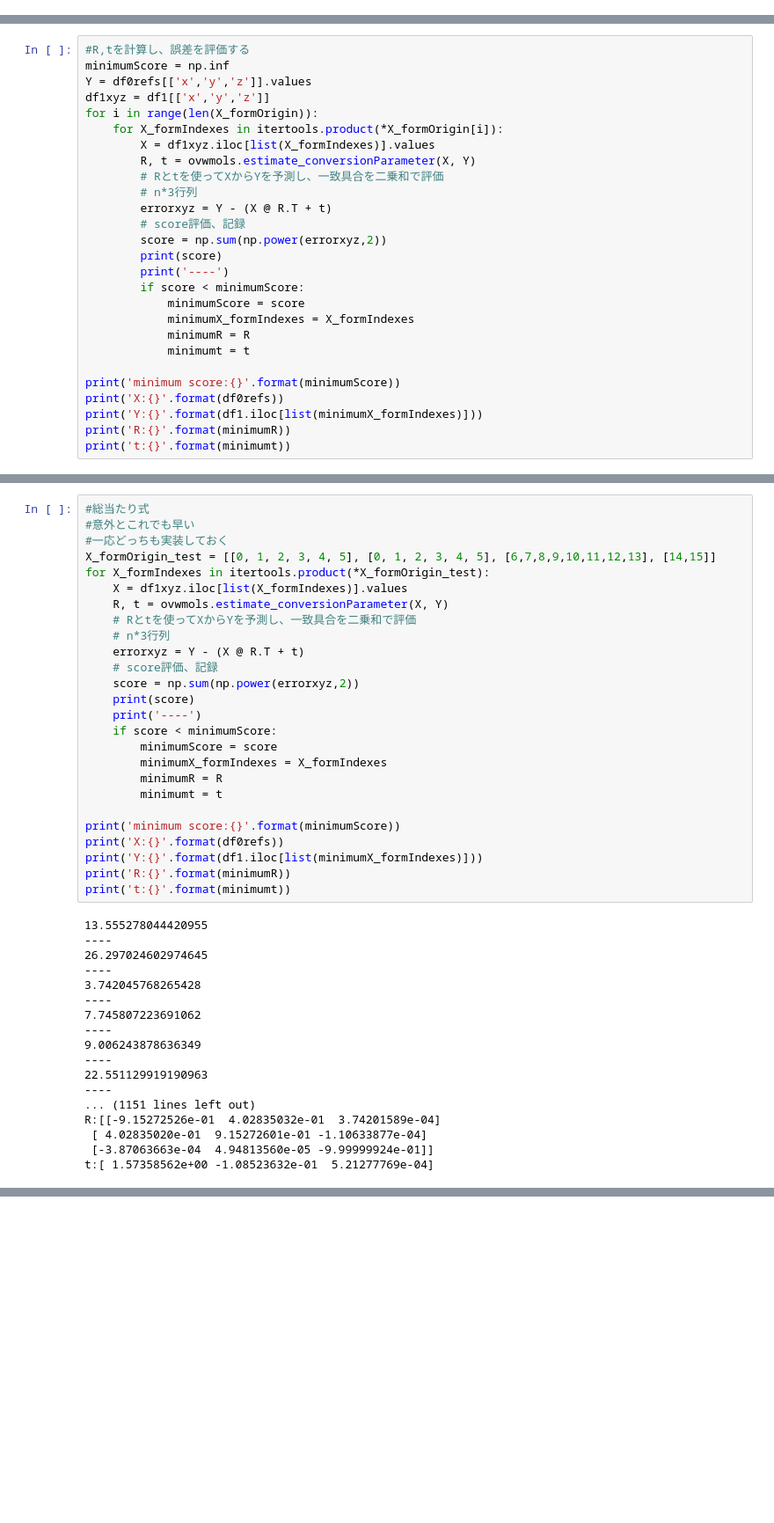
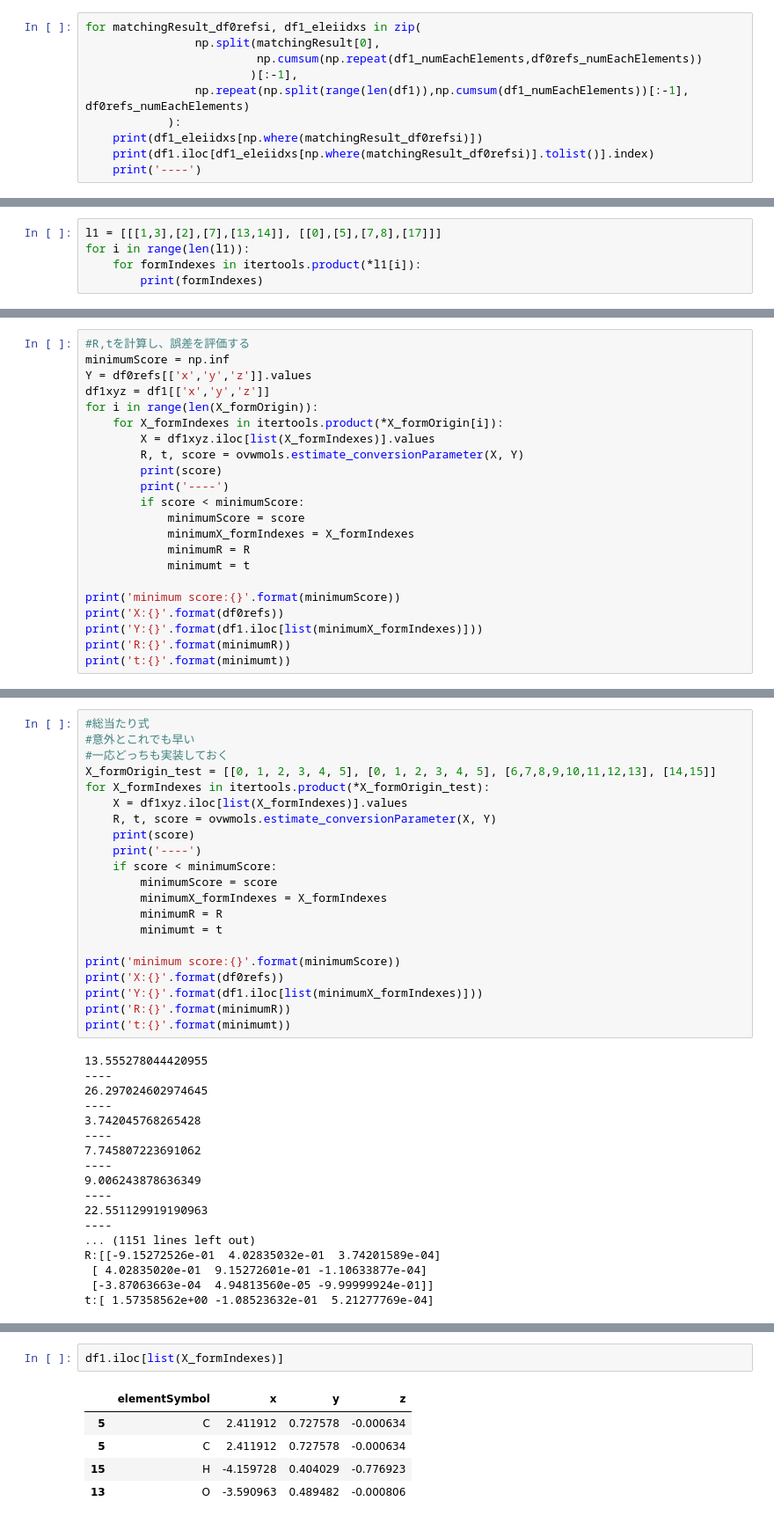
Before and after one commit to SahayanKY/OverwriteMoleculesTool, a Jupyter notebook: test.ipynb, the cells around one changed output, grey strips where cells are left out. Shown at 88% size. Saved outputs shown, nothing was run; the diff lists cells and outputs as text; blank space fills up the shorter version.

```diff
--- a/test.ipynb
+++ b/test.ipynb
@@ -408,3 +408,13 @@ for matchingResult_df0refsi, df1_eleiidxs in zip(
 [2]
 [7]
 [14]
+# %%
+for matchingResult_df0refsi, df1_eleiidxs in zip(
+                np.split(matchingResult[0],
+                         np.cumsum(np.repeat(df1_numEachElements,df0refs_numEachElements))
+                        )[:-1],
+                np.repeat(np.split(range(len(df1)),np.cumsum(df1_numEachElements))[:-1], df0refs_numEachElements)
+            ):
+    print(df1_eleiidxs[np.where(matchingResult_df0refsi)])
+    print(df1.iloc[df1_eleiidxs[np.where(matchingResult_df0refsi)].tolist()].index)
+    print('----')
@@ -453,3 +496,8 @@ for i in range(len(X_formOrigin)):
 8             H -2.043843 -0.554664  0.001191
 7             O -1.296117 -1.181977  0.001276
 ----
+# %%
+l1 = [[[1,3],[2],[7],[13,14]], [[0],[5],[7,8],[17]]]
+for i in range(len(l1)):
+    for formIndexes in itertools.product(*l1[i]):
+        print(formIndexes)
@@ -461,12 +520,7 @@ df1xyz = df1[['x','y','z']]
 for i in range(len(X_formOrigin)):
     for X_formIndexes in itertools.product(*X_formOrigin[i]):
         X = df1xyz.iloc[list(X_formIndexes)].values
-        R, t = ovwmols.estimate_conversionParameter(X, Y)
-        # Rとtを使ってXからYを予測し、一致具合を二乗和で評価
-        # n*3行列
-        errorxyz = Y - (X @ R.T + t)
-        # score評価、記録
-        score = np.sum(np.power(errorxyz,2))
+        R, t, score = ovwmols.estimate_conversionParameter(X, Y)
         print(score)
         print('----')
         if score < minimumScore:
@@ -550,12 +604,7 @@ pd.concat([df1, df1[['x','y','z']] @ R.T + t], axis=1)
 X_formOrigin_test = [[0, 1, 2, 3, 4, 5], [0, 1, 2, 3, 4, 5], [6,7,8,9,10,11,12,13], [14,15]]
 for X_formIndexes in itertools.product(*X_formOrigin_test):
     X = df1xyz.iloc[list(X_formIndexes)].values
-    R, t = ovwmols.estimate_conversionParameter(X, Y)
-    # Rとtを使ってXからYを予測し、一致具合を二乗和で評価
-    # n*3行列
-    errorxyz = Y - (X @ R.T + t)
-    # score評価、記録
-    score = np.sum(np.power(errorxyz,2))
+    R, t, score = ovwmols.estimate_conversionParameter(X, Y)
     print(score)
     print('----')
     if score < minimumScore:
@@ -589,0 +643,8 @@ t:[ 1.57358562e+00 -1.08523632e-01  5.21277769e-04]
+# %%
+df1.iloc[list(X_formIndexes)]
+# %% [output]
+|  | elementSymbol | x | y | z |
+| 5 | C | 2.411912 | 0.727578 | -0.000634 |
+| 5 | C | 2.411912 | 0.727578 | -0.000634 |
+| 15 | H | -4.159728 | 0.404029 | -0.776923 |
+| 13 | O | -3.590963 | 0.489482 | -0.000806 |
```
Also changed, not shown: parts of 14 cells of this notebook, 1 other file.
